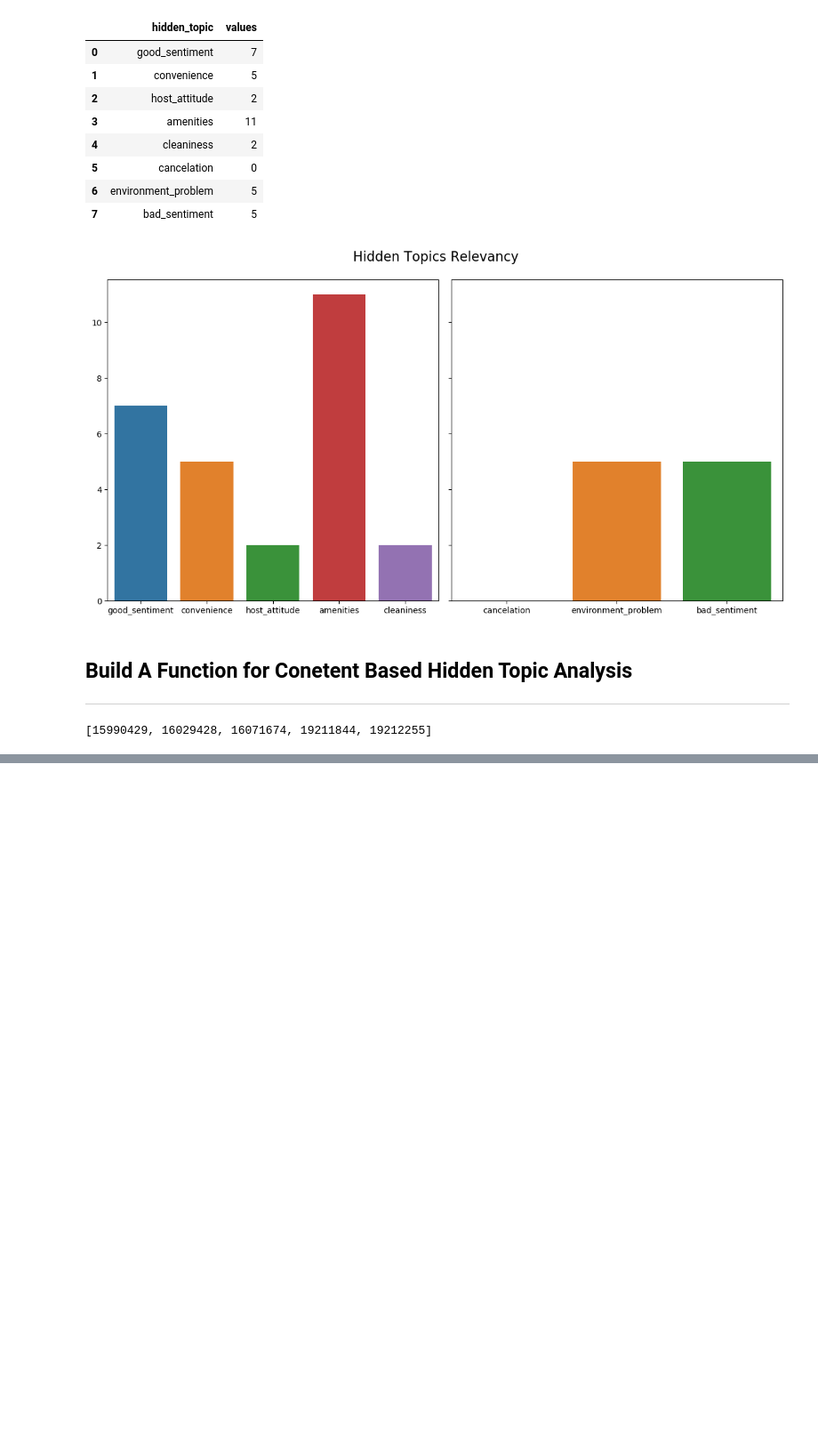
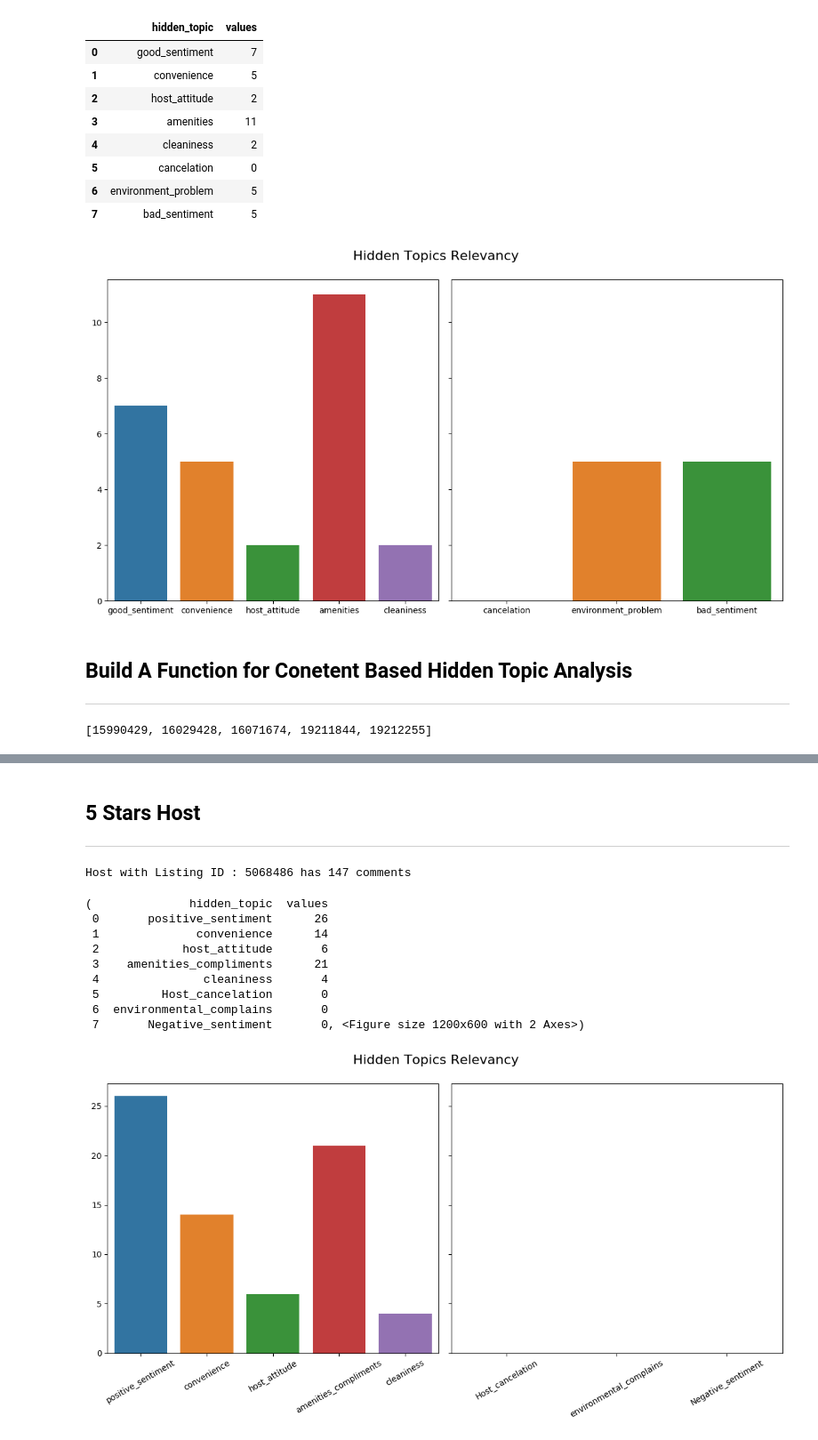
Before and after one commit to evolevelynli/capstone_project, a Jupyter notebook: code/4. Hidden Topics Analysis .ipynb, the cells around one changed output, grey strips where cells are left out. Shown at 89% size. Drawn from its saved outputs; the diff is of its cells as text; code cells hidden in the pictures; blank space fills up the shorter version.

```diff
--- a/code/4. Hidden Topics Analysis .ipynb
+++ b/code/4. Hidden Topics Analysis .ipynb
@@ -604,0 +544,17 @@ Host with Listing ID : 19212255 has 30 comments
+# %% [markdown]
+## 5 Stars Host
+---
+# %%
+hidden_topic_analysis(5068486)
+# %% [output]
+Host with Listing ID : 5068486 has 147 comments
+(              hidden_topic  values
+ 0       positive_sentiment      26
+ 1              convenience      14
+ 2            host_attitude       6
+ 3    amenities_compliments      21
+ 4               cleaniness       4
+ 5         Host_cancelation       0
+ 6  environmental_complains       0
+ 7       Negative_sentiment       0, <Figure size 1200x600 with 2 Axes>)
+[figure, added]
```
Also changed, not shown: parts of 14 cells of this notebook, 10 other files.
